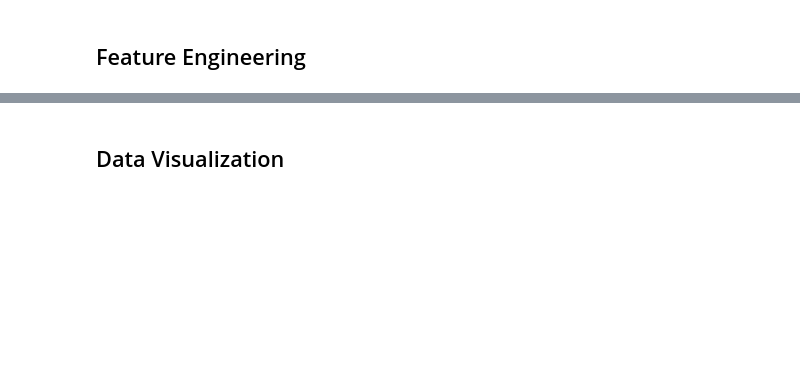
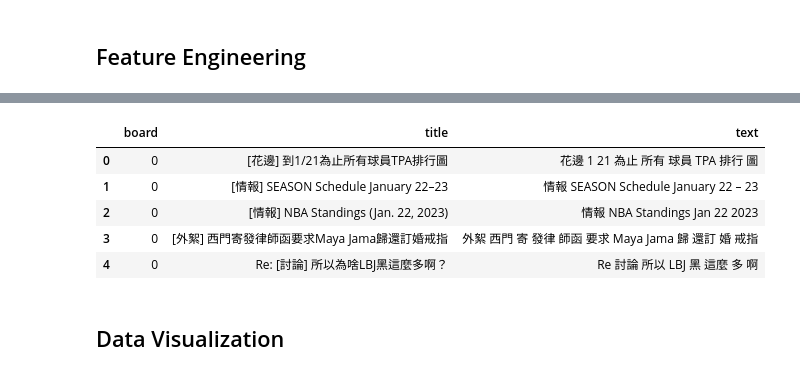
Before and after one commit to YouChengChung/Text_Categorizer_for_Chinese_Community, a Jupyter notebook: PTT.ipynb, the cells around one changed output, grey strips where cells are left out. Saved outputs shown, nothing was run; the diff lists cells and outputs as text; code cells hidden in the pictures; blank space fills up the shorter version.

```diff
--- a/PTT.ipynb
+++ b/PTT.ipynb
@@ -227,3 +259,12 @@ df['text'] = df['title'].apply(cut_text)
+# %%
+df.head()
+# %% [output]
+|  | board | title | text |
+| 0 | 0 | [花邊] 到1/21為止所有球員TPA排行圖 | 花邊 1 21 為止 所有 球員 TPA 排行 圖 |
+| 1 | 0 | [情報] SEASON Schedule January 22–23 | 情報 SEASON Schedule January 22 – 23 |
+| 2 | 0 | [情報] NBA Standings (Jan. 22, 2023) | 情報 NBA Standings Jan 22 2023 |
+| 3 | 0 | [外絮] 西門寄發律師函要求Maya Jama歸還訂婚戒指 | 外絮 西門 寄 發律 師函 要求 Maya Jama 歸 還訂 婚 戒指 |
+| 4 | 0 | Re: [討論] 所以為啥LBJ黑這麼多啊？ | Re 討論 所以 LBJ 黑 這麼 多 啊 |
 # %% [markdown]
 ## Data Visualization
 # %%
```
Also changed, not shown: parts of 17 cells of this notebook, 1 other file.
